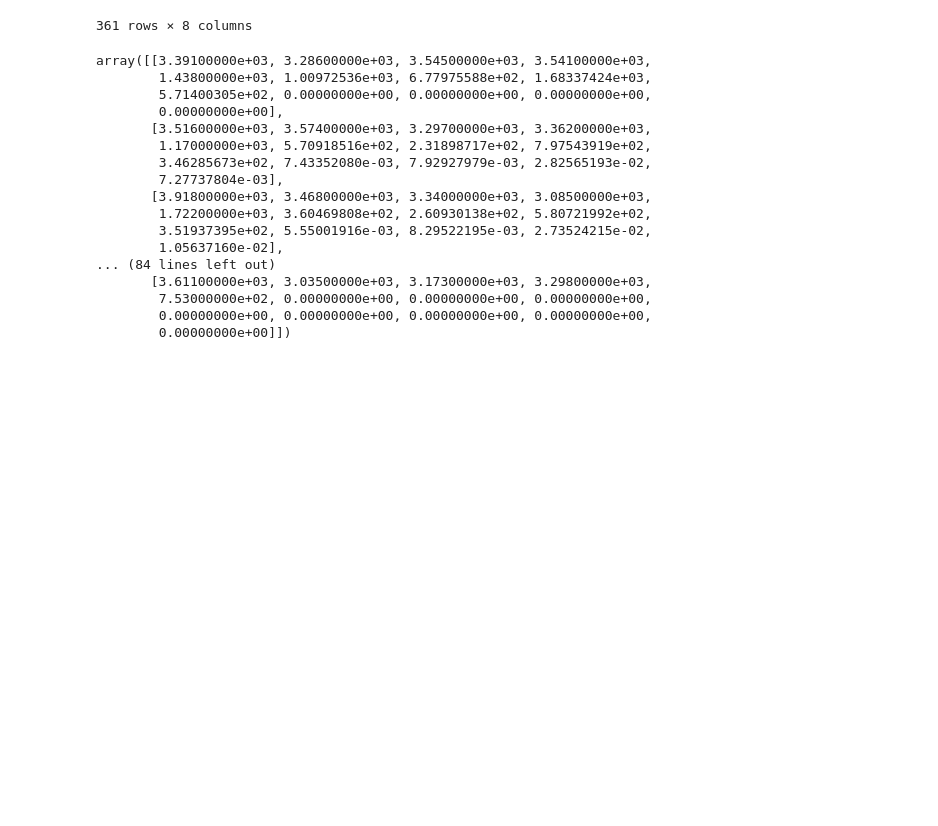
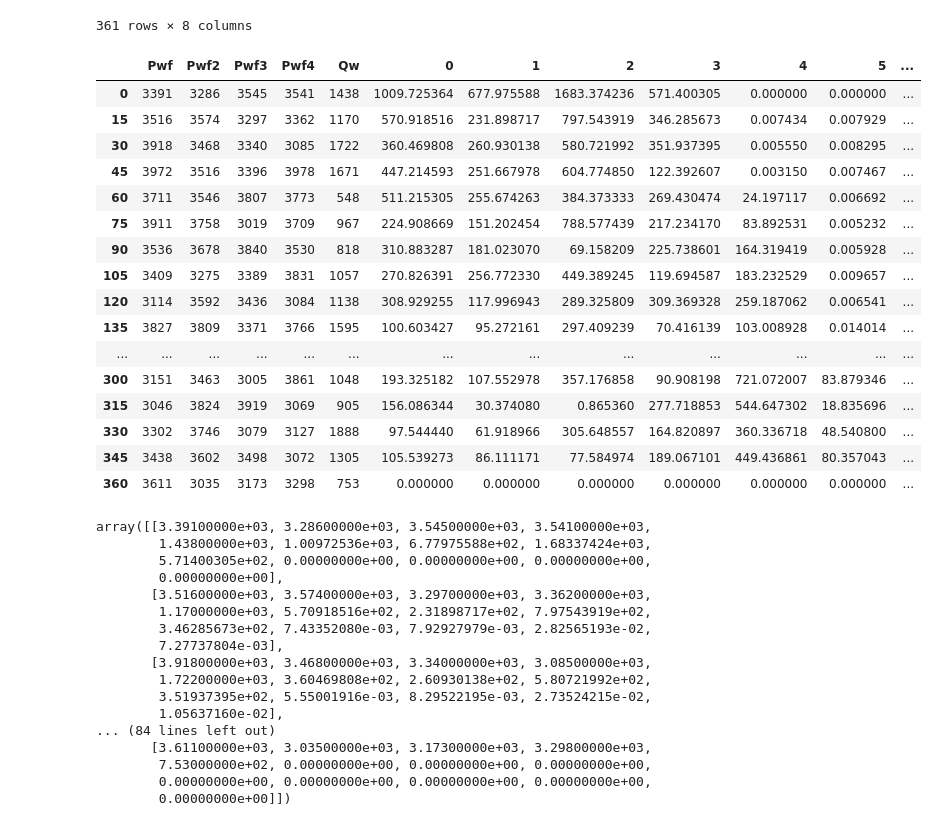
Before and after one commit to AstridXiomara/LSTM, a Jupyter notebook: Multivariate_LSTM_Model.ipynb, the cells around one changed output. Cells and saved outputs as stored; diff of their text form; code cells hidden in the pictures; blank space fills up the shorter version.

```diff
--- a/Multivariate_LSTM_Model.ipynb
+++ b/Multivariate_LSTM_Model.ipynb
@@ -71,6 +73,25 @@ Constrains2['new_index'] = Constrains.index *15
 Constrains2.set_index('new_index', inplace= True)
 # %%
 join = Constrains2.join(Production, how = 'inner')
+join
+# %% [output]
+|  | Pwf | Pwf2 | Pwf3 | Pwf4 | Qw | 0 | 1 | 2 | 3 | 4 | 5 | ... |
+| 0 | 3391 | 3286 | 3545 | 3541 | 1438 | 1009.725364 | 677.975588 | 1683.374236 | 571.400305 | 0.000000 | 0.000000 | ... |
+| 15 | 3516 | 3574 | 3297 | 3362 | 1170 | 570.918516 | 231.898717 | 797.543919 | 346.285673 | 0.007434 | 0.007929 | ... |
+| 30 | 3918 | 3468 | 3340 | 3085 | 1722 | 360.469808 | 260.930138 | 580.721992 | 351.937395 | 0.005550 | 0.008295 | ... |
+| 45 | 3972 | 3516 | 3396 | 3978 | 1671 | 447.214593 | 251.667978 | 604.774850 | 122.392607 | 0.003150 | 0.007467 | ... |
+| 60 | 3711 | 3546 | 3807 | 3773 | 548 | 511.215305 | 255.674263 | 384.373333 | 269.430474 | 24.197117 | 0.006692 | ... |
+| 75 | 3911 | 3758 | 3019 | 3709 | 967 | 224.908669 | 151.202454 | 788.577439 | 217.234170 | 83.892531 | 0.005232 | ... |
+| 90 | 3536 | 3678 | 3840 | 3530 | 818 | 310.883287 | 181.023070 | 69.158209 | 225.738601 | 164.319419 | 0.005928 | ... |
+| 105 | 3409 | 3275 | 3389 | 3831 | 1057 | 270.826391 | 256.772330 | 449.389245 | 119.694587 | 183.232529 | 0.009657 | ... |
+| 120 | 3114 | 3592 | 3436 | 3084 | 1138 | 308.929255 | 117.996943 | 289.325809 | 309.369328 | 259.187062 | 0.006541 | ... |
+| 135 | 3827 | 3809 | 3371 | 3766 | 1595 | 100.603427 | 95.272161 | 297.409239 | 70.416139 | 103.008928 | 0.014014 | ... |
+| ... | ... | ... | ... | ... | ... | ... | ... | ... | ... | ... | ... | ... |
+| 300 | 3151 | 3463 | 3005 | 3861 | 1048 | 193.325182 | 107.552978 | 357.176858 | 90.908198 | 721.072007 | 83.879346 | ... |
+| 315 | 3046 | 3824 | 3919 | 3069 | 905 | 156.086344 | 30.374080 | 0.865360 | 277.718853 | 544.647302 | 18.835696 | ... |
+| 330 | 3302 | 3746 | 3079 | 3127 | 1888 | 97.544440 | 61.918966 | 305.648557 | 164.820897 | 360.336718 | 48.540800 | ... |
+| 345 | 3438 | 3602 | 3498 | 3072 | 1305 | 105.539273 | 86.111171 | 77.584974 | 189.067101 | 449.436861 | 80.357043 | ... |
+| 360 | 3611 | 3035 | 3173 | 3298 | 753 | 0.000000 | 0.000000 | 0.000000 | 0.000000 | 0.000000 | 0.000000 | ... |
 # %%
 data=join.to_numpy()
 data
```
Also changed, not shown: parts of 15 cells of this notebook.
